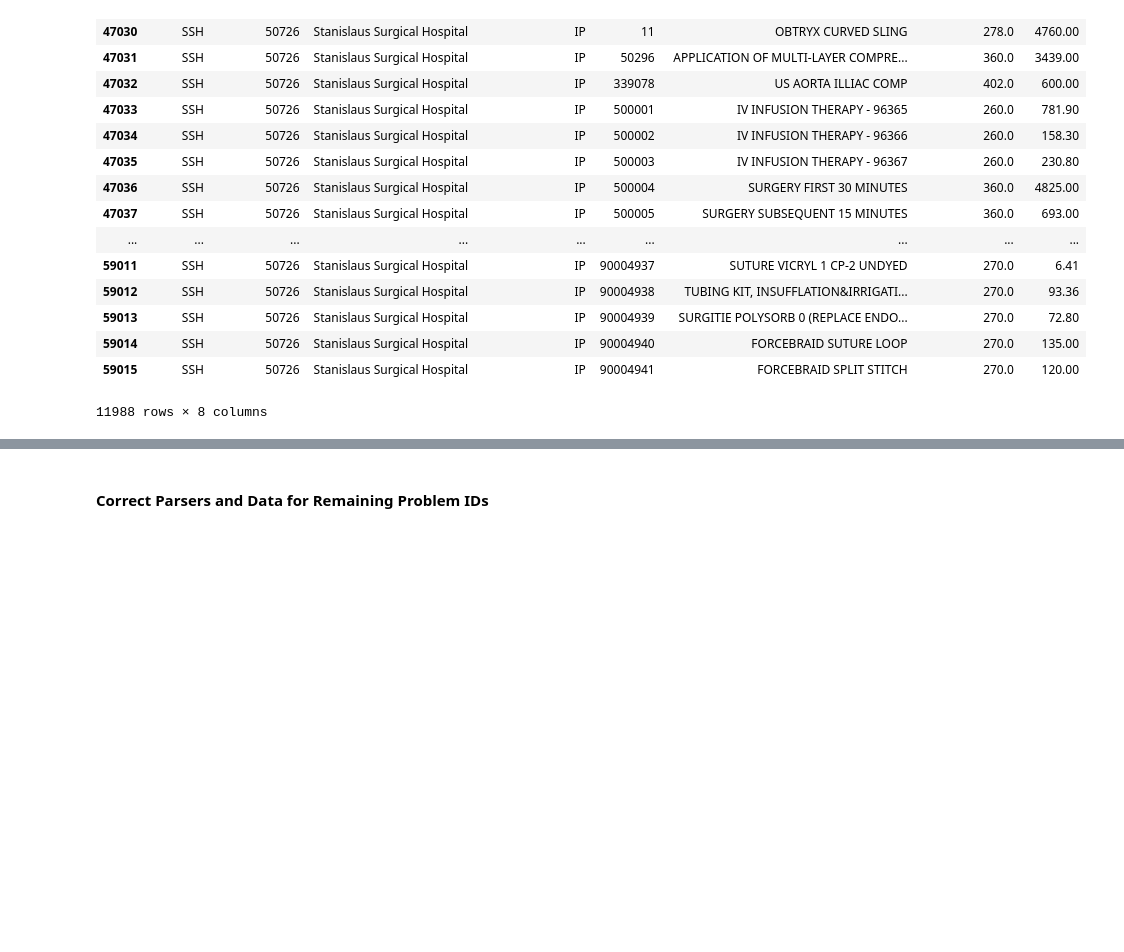
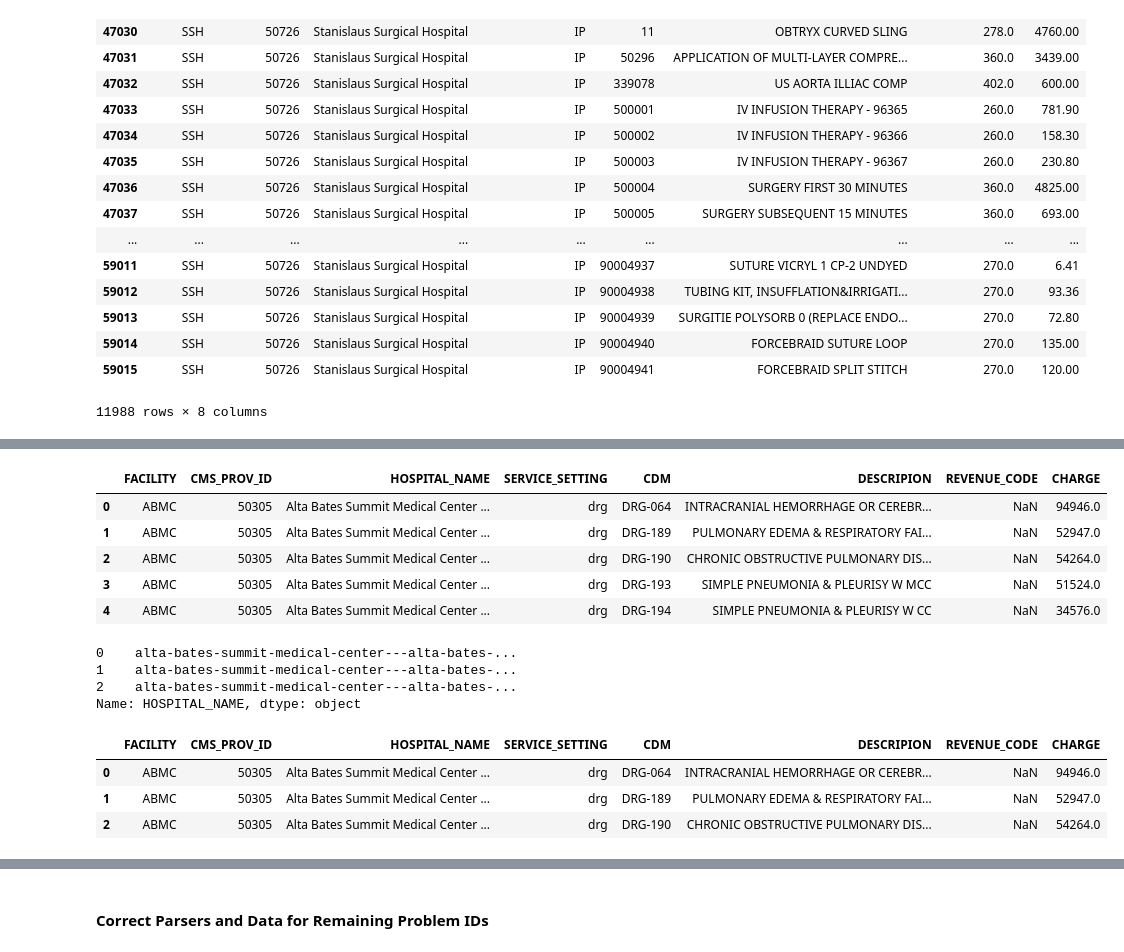
Before and after one commit to emigre459/hospital-chargemaster, a Jupyter notebook: Data_Pulls_and_Engineering.ipynb, the cells around one changed output, grey strips where cells are left out. Drawn from its saved outputs; the diff is of its cells as text; code cells hidden in the pictures; blank space fills up the shorter version.

```diff
--- a/Data_Pulls_and_Engineering.ipynb
+++ b/Data_Pulls_and_Engineering.ipynb
@@ -432,0 +436,23 @@ temp.dropna(subset=['HOSPITAL_NAME'])[temp['HOSPITAL_NAME'].dropna().str.contain
+# %%
+temp.head()
+# %% [output]
+|  | FACILITY | CMS_PROV_ID | HOSPITAL_NAME | SERVICE_SETTING | CDM | DESCRIPION | REVENUE_CODE | CHARGE |
+| 0 | ABMC | 50305 | Alta Bates Summit Medical Center ... | drg | DRG-064 | INTRACRANIAL HEMORRHAGE OR CEREBR... | NaN | 94946.0 |
+| 1 | ABMC | 50305 | Alta Bates Summit Medical Center ... | drg | DRG-189 | PULMONARY EDEMA & RESPIRATORY FAI... | NaN | 52947.0 |
+| 2 | ABMC | 50305 | Alta Bates Summit Medical Center ... | drg | DRG-190 | CHRONIC OBSTRUCTIVE PULMONARY DIS... | NaN | 54264.0 |
+| 3 | ABMC | 50305 | Alta Bates Summit Medical Center ... | drg | DRG-193 | SIMPLE PNEUMONIA & PLEURISY W MCC | NaN | 51524.0 |
+| 4 | ABMC | 50305 | Alta Bates Summit Medical Center ... | drg | DRG-194 | SIMPLE PNEUMONIA & PLEURISY W CC | NaN | 34576.0 |
+# %%
+temp.loc[0:2,'HOSPITAL_NAME'].astype(str).str.lower().str.replace(" ", "-")
+# %% [output]
+0    alta-bates-summit-medical-center---alta-bates-...
+1    alta-bates-summit-medical-center---alta-bates-...
+2    alta-bates-summit-medical-center---alta-bates-...
+Name: HOSPITAL_NAME, dtype: object
+# %%
+temp.loc[0:2]
+# %% [output]
+|  | FACILITY | CMS_PROV_ID | HOSPITAL_NAME | SERVICE_SETTING | CDM | DESCRIPION | REVENUE_CODE | CHARGE |
+| 0 | ABMC | 50305 | Alta Bates Summit Medical Center ... | drg | DRG-064 | INTRACRANIAL HEMORRHAGE OR CEREBR... | NaN | 94946.0 |
+| 1 | ABMC | 50305 | Alta Bates Summit Medical Center ... | drg | DRG-189 | PULMONARY EDEMA & RESPIRATORY FAI... | NaN | 52947.0 |
+| 2 | ABMC | 50305 | Alta Bates Summit Medical Center ... | drg | DRG-190 | CHRONIC OBSTRUCTIVE PULMONARY DIS... | NaN | 54264.0 |
```
Also changed, not shown: parts of 16 cells of this notebook, 8 other files.
